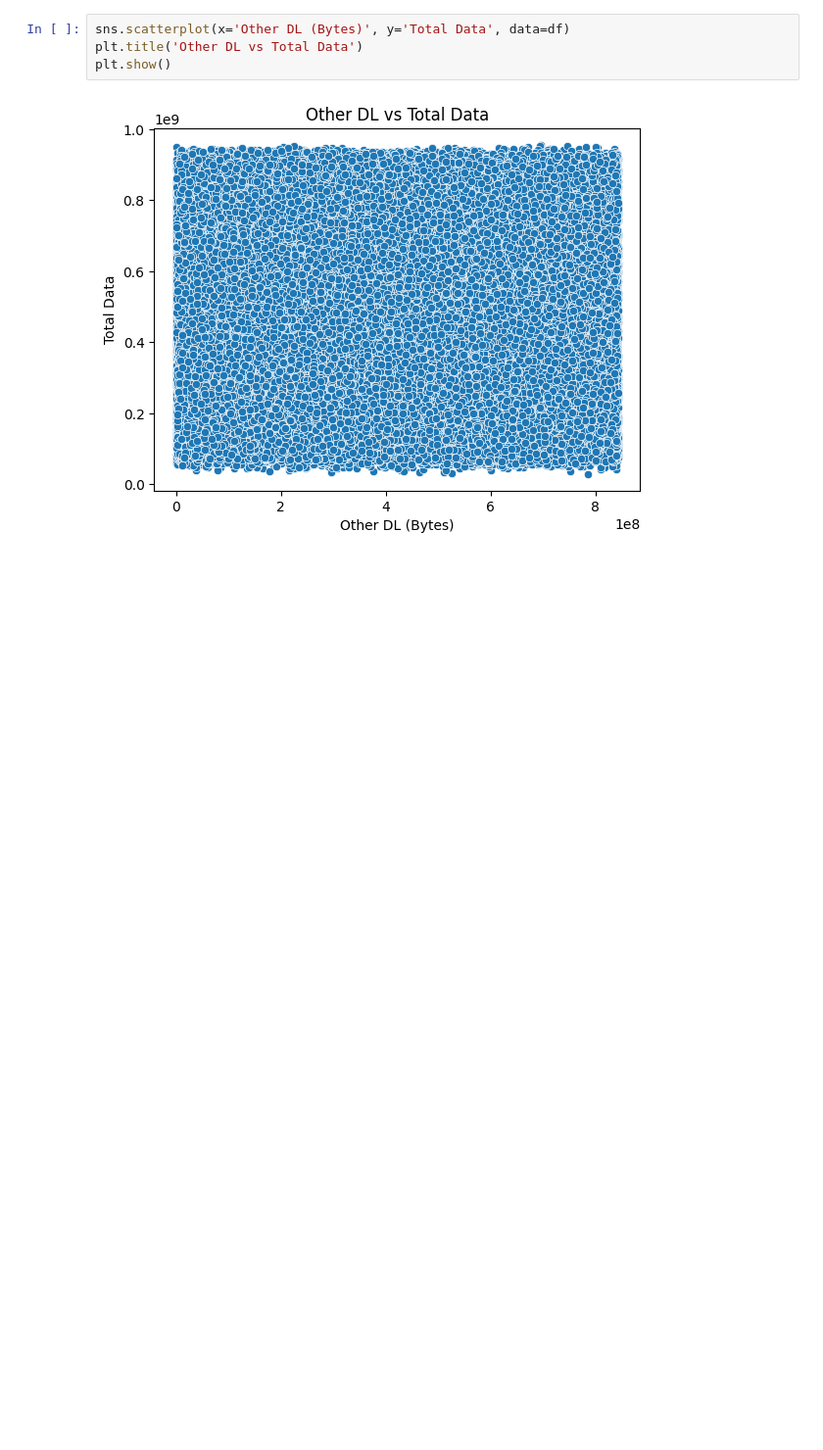
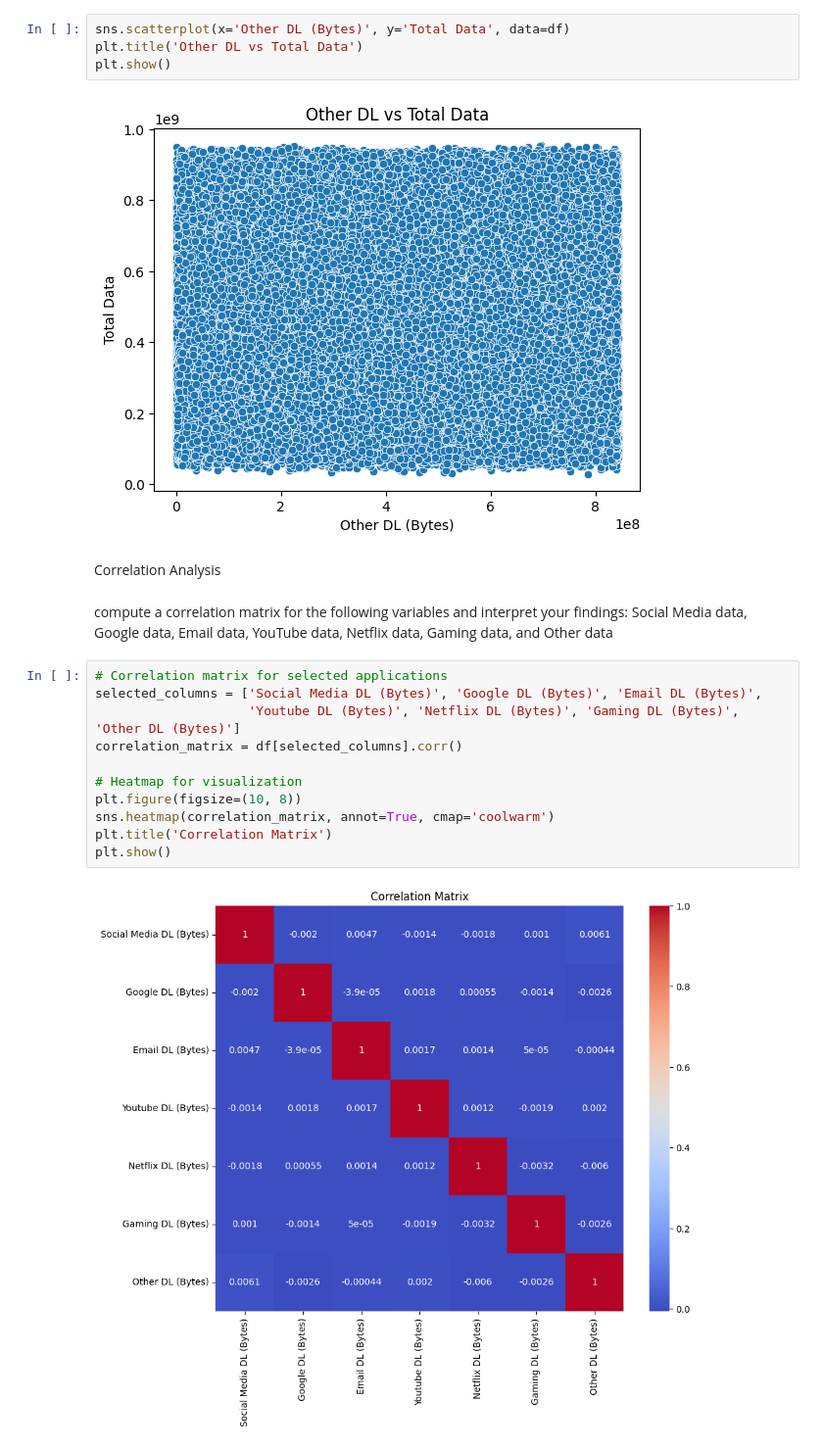
Before and after one commit to fro-su/telecom_analysis, a Jupyter notebook: notebooks/user_overview_analysis.ipynb, the cells around one changed output. Shown at 98% size. Drawn from its saved outputs; the diff is of its cells as text; blank space fills up the shorter version.

Commit message:
Correlation Analysis

```diff
--- a/notebooks/user_overview_analysis.ipynb
+++ b/notebooks/user_overview_analysis.ipynb
@@ -505,3 +505,20 @@ plt.title('Other DL vs Total Data')
 plt.show()
 # %% [output]
 [figure]
+# %% [markdown]
+Correlation Analysis
+# %% [markdown]
+compute a correlation matrix for the following variables and interpret your findings: Social Media data, Google data, Email data, YouTube data, Netflix data, Gaming data, and Other data
+# %%
+# Correlation matrix for selected applications
+selected_columns = ['Social Media DL (Bytes)', 'Google DL (Bytes)', 'Email DL (Bytes)',
+                    'Youtube DL (Bytes)', 'Netflix DL (Bytes)', 'Gaming DL (Bytes)', 'Other DL (Bytes)']
+correlation_matrix = df[selected_columns].corr()
+
+# Heatmap for visualization
+plt.figure(figsize=(10, 8))
+sns.heatmap(correlation_matrix, annot=True, cmap='coolwarm')
+plt.title('Correlation Matrix')
+plt.show()
+# %% [output]
+[figure, added]
```
